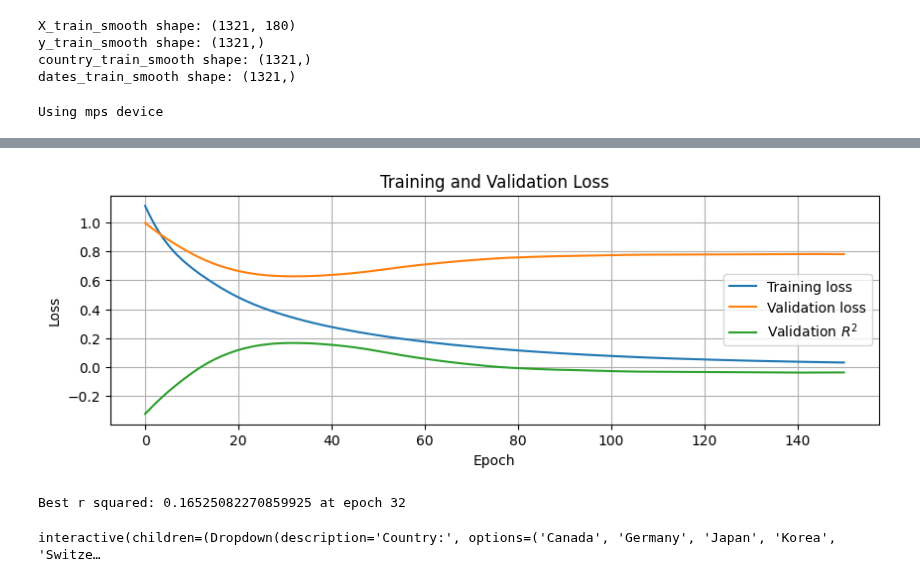
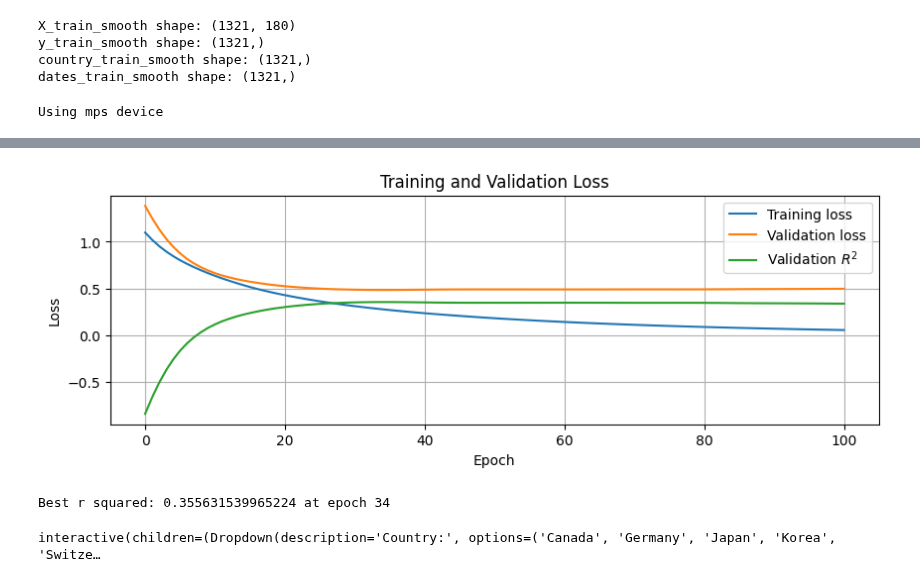
Before and after one commit to theS3b/Smoothing-Techniques-for-Predicting-High-Frequency-Time-Series, a Jupyter notebook: Smoothing Monthy Data Augmentation.ipynb, the cells around one changed output, grey strips where cells are left out. Saved outputs shown, nothing was run; the diff lists cells and outputs as text; code cells hidden in the pictures.

Commit message:
Smoothing Data Augmentation - Interpolation only on Y, X is high-freq GT

```diff
--- a/Smoothing Monthy Data Augmentation.ipynb
+++ b/Smoothing Monthy Data Augmentation.ipynb
@@ -150,6 +153,8 @@ dates_high_freq = preprocessor.dates_high_freq
 
 df_high_freq = pd.DataFrame({'country': country_high_freq, 'date': dates_high_freq, 'x_idx': range(len(x_high_freq))})
 df_high_freq['date'] = pd.to_datetime(df_high_freq['date'])
+
+# Remove duplicates in X_because of the noise
 
 # Filter the ones that are in the training set
 # Ensure min_date and max_date are not None
@@ -159,7 +164,6 @@ df_high_freq_train = df_high_freq[df_high_freq['date'] < preprocessor.splitting_
 X_train_smooth = []
 y_train_smooth = []
 country_train_smooth = []
-
 dates_train_smooth = []
 
 countries = np.unique(country_train)
@@ -199,12 +203,26 @@ for country in countries:
             # Add the date
             dates_train_smooth.append(dates_high_freq[df_high_freq_train_country['x_idx'].iloc[3*i+j]])
 
-
 X_train_smooth = np.array(X_train_smooth)
 y_train_smooth = np.array(y_train_smooth)
 country_train_smooth = np.array(country_train_smooth)
 dates_train_smooth = np.array(dates_train_smooth)
 
+# Apply the noise
+noisy_data_stds = [0.001, 0.005, 0.01]
+if noisy_data_stds:
+    noisy_data = []
+    for std in noisy_data_stds:
+        noisy_data.append(np.random.normal(0, std, X_train_smooth.shape))
+
+    X_train_smooth = np.concatenate([X_train_smooth] + noisy_data, axis=0)
+    y_train_smooth = np.concatenate([y_train_smooth] * (len(noisy_data) + 1), axis=0)
+
+    # Extend dates_train and country_train to match the length of the noisy data
+    # It should be repeated len(noisy_data) + 1 times
+    dates_train_smooth = np.repeat(dates_train_smooth, len(noisy_data) + 1)
+    country_train_smooth = np.repeat(country_train_smooth, len(noisy_data) + 1)
+
 X_valid_smooth = preprocessor.X_valid
 y_valid_smooth = preprocessor.y_valid
 # %%
@@ -230,7 +248,7 @@ model_smooth, training_loss_smooth, validation_loss_smooth, validation_r_squared
                                                                                                                    y_train_smooth,
                                                                                                                    X_valid_smooth,
                                                                                                                    y_valid_smooth,
-                                                                                                                   num_epochs=150,
+                                                                                                                   num_epochs=100,
                                                                                                                    learning_rate=1e-4,
                                                                                                                    weight_decay=1e-2,
                                                                                                                    verbose=True,
@@ -243,4 +261,4 @@ Final validation R^2: -0.03962773473168579
-[figure, old version]
+[figure, new version]
 # %%
 # Compute best r squared with epoch
 best_r_squared_smooth = max(validation_r_squared_smooth)
@@ -248,7 +266,7 @@ best_epoch_smooth = validation_r_squared_smooth.index(best_r_squared_smooth)
 
 print(f"Best r squared: {best_r_squared_smooth} at epoch {best_epoch_smooth}")
 # %% [output]
-Best r squared: 0.16525082270859925 at epoch 32
+Best r squared: 0.355631539965224 at epoch 34
 # %%
 # Compute the predictions for the high frequency data
 y_pred_high_freq_smooth = model_smooth(torch.tensor(x_high_freq, dtype=torch.float32).to(device)).cpu().detach().numpy().flatten()
```
Also changed, not shown: parts of 7 cells of this notebook.
